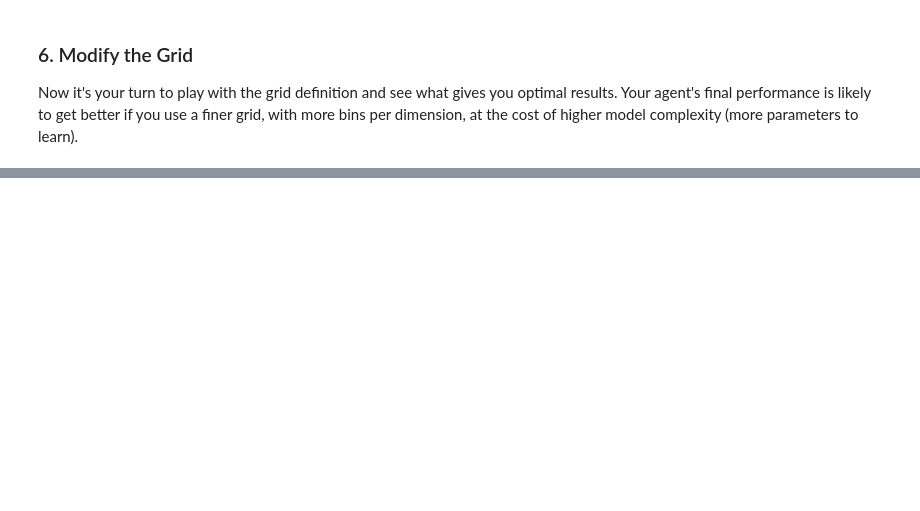
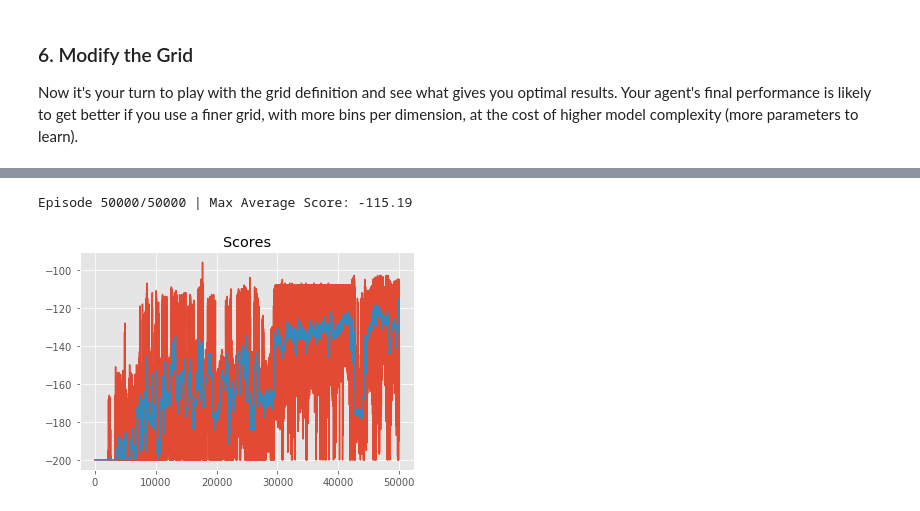
Before and after one commit to mlsdpk/MountainCar-Gym, a Jupyter notebook: notebook.ipynb, the cells around one changed output, grey strips where cells are left out. Saved outputs shown, nothing was run; the diff lists cells and outputs as text; code cells hidden in the pictures; blank space fills up the shorter version.

```diff
--- a/notebook.ipynb
+++ b/notebook.ipynb
@@ -379,3 +443,8 @@ plot_q_table(q_agent.q_table)
 ### 6. Modify the Grid
 
 Now it's your turn to play with the grid definition and see what gives you optimal results. Your agent's final performance is likely to get better if you use a finer grid, with more bins per dimension, at the cost of higher model complexity (more parameters to learn).
+# %%
+# Create a new agent with a different state space grid
+state_grid_new = create_uniform_grid(env.observation_space.low, env.observation_space.high, bins=(20, 20))
+q_agent_new = QLearningAgent(env, state_grid_new)
+q_agent_new.scores = []  # initialize a list to store scores for this agent
@@ -381,0 +460,8 @@ Now it's your turn to play with the grid definition and see what gives you optim
+# %%
+# Train it over a desired number of episodes and analyze scores
+# Note: This cell can be run multiple times, and scores will get accumulated
+q_agent_new.scores += run(q_agent_new, env, num_episodes=50000)  # accumulate scores
+rolling_mean_new = plot_scores(q_agent_new.scores)
+# %% [output]
+Episode 50000/50000 | Max Average Score: -115.19
+[figure, added]
```
Also changed, not shown: parts of 18 cells of this notebook.
